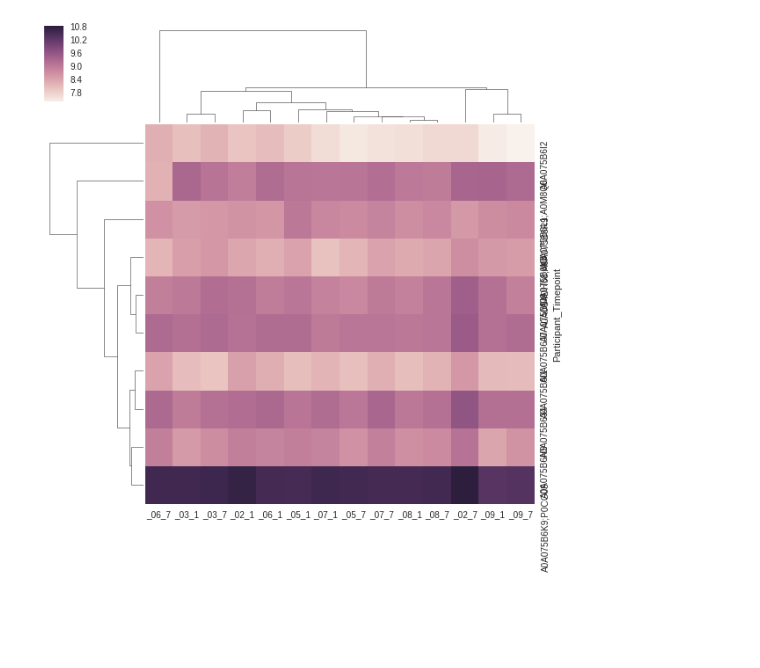
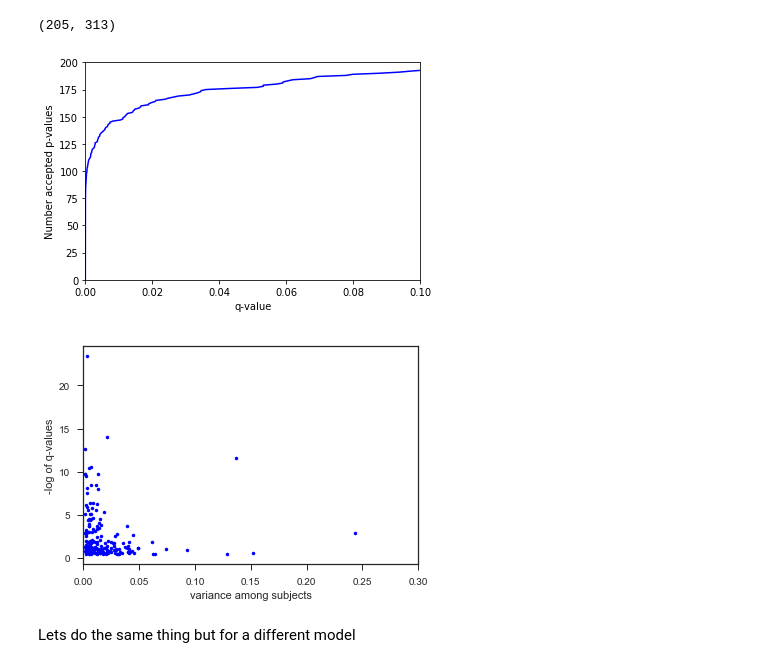
Before and after one commit to statisticalbiotechnology/algbioinfo, a Jupyter notebook: nb/obese/geyer.ipynb, the cells around one changed output. Drawn from its saved outputs; the diff is of its cells as text; code cells hidden in the pictures; blank space fills up the shorter version.

```diff
--- a/nb/obese/geyer.ipynb
+++ b/nb/obese/geyer.ipynb
@@ -31,5 +56,56 @@ expression_data.filter(regex=("_*_7"))
-# %%
-import seaborn as sns; sns.set(color_codes=True)
-g = sns.clustermap(expression_data.filter(regex=("_0._[17]")).iloc[0:10,:],metric="cosine")
-# %% [output]
-[figure, removed]
+# %%
+weights.loc["Subject_id",:] = [int(coln.split('_')[1]) for coln in weights.columns.values]
+weights.loc["Time",:] = [int(coln.split('_')[2]) for coln in weights.columns.values]
+from_w = ['_{0:02d}_{1:d}'.format(int(i),1) for i in weights.loc["Subject_id"]]
+to_w = ['_{0:02d}_{1:d}'.format(int(i),int(j)) for i,j in zip(weights.loc["Subject_id"],weights.loc["Time"])]
+from_w = [s.replace('_01', '_1') for s in from_w]
+from_w = [s.replace('_44_1', '_44_2') for s in from_w]
+to_w = [s.replace('_01', '_1') for s in to_w]
+
+delta_w = [weights.loc["Weight",to] - weights.loc["Weight",fr] for to,fr in zip(to_w,from_w)]
+weights.loc["dW",:]=delta_w
+df = pd.concat([weights,expression])
+df = df.loc[:,df.loc["Weight"].notnull()]
+df.dropna(inplace=True,axis=0)
+df.shape
+# %% [output]
+(205, 313)
+# %%
+import statsmodels.api as sm
+from statsmodels.formula.api import ols
+from statsmodels.stats.anova import anova_lm
+header_rows = ["Subject_id", "Time", "Weight"]
+pv,sub_var = [],{}
+for name,values in df.iterrows():
+    if name in header_rows:
+        continue
+    subframe = df.loc[header_rows+[name],:].T.copy()
+    renam = {name:'Expression'}
+    subframe.rename(columns=renam,inplace=True)
+    formula = 'Expression ~ C(Subject_id) + C(Time)'
+    model = ols(formula,subframe).fit()
+    sub_var[name] = model.params.filter(regex=("C.*Subject_id.*")).var()
+    table = sm.stats.anova_lm(model, typ=2)
+    pvalue = table.loc['C(Time)'][-1]
+    pv.append((pvalue,name))
+qv = qvalues(pv)
+# %%
+import matplotlib.pyplot as plt
+plt.plot([q[0] for q in qv],range(len(qv)),'b-')
+plt.ylabel("Number accepted p-values")
+plt.xlabel("q-value")
+plt.xlim(0,0.1)
+plt.ylim(0,200)
+plt.show()
+# %% [output]
+[figure, added]
+# %%
+plt.plot([sub_var[q[2]] for q in qv],[-np.log10(q[0]) for q in qv],'b.')
+plt.ylabel("-log of q-values")
+plt.xlabel("variance among subjects")
+plt.xlim(.0,0.3)
+plt.show()
+# %% [output]
+[figure, added]
+# %% [markdown]
+Lets do the same thing but for a different model
```
Also changed, not shown: parts of 10 cells of this notebook.
